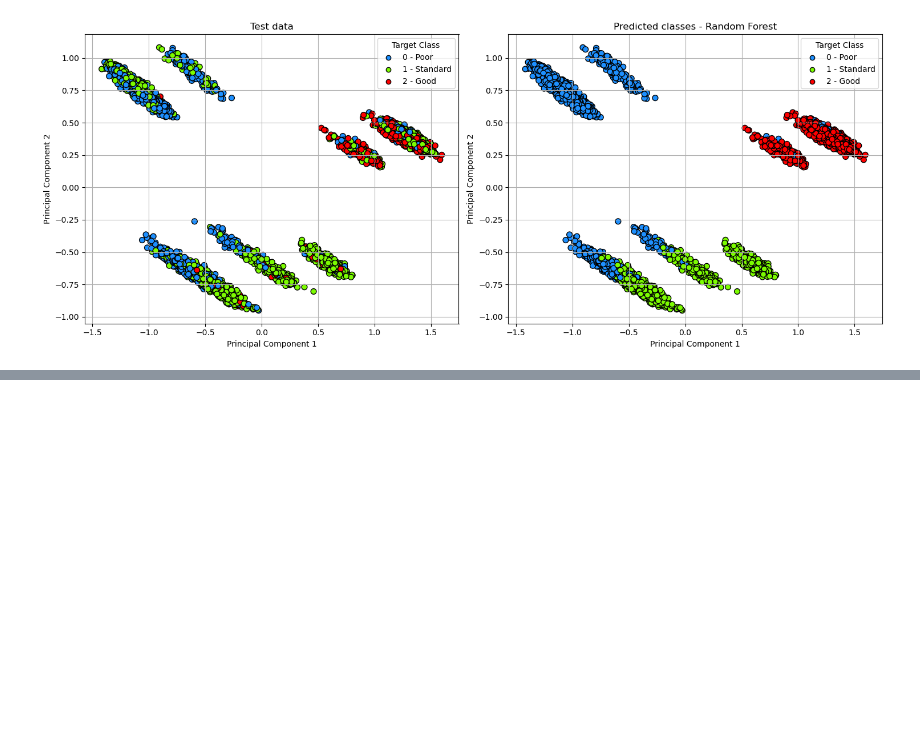
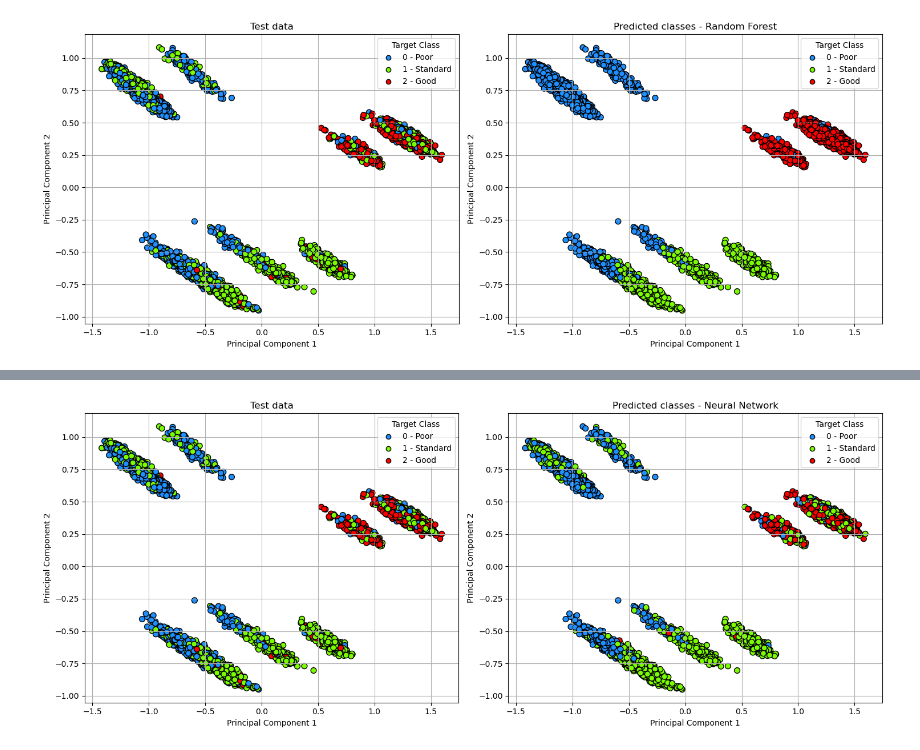
Before and after one commit to Radoslaw-Polak/Credit-Scoring-Modelling, a Jupyter notebook: test_v2.ipynb, the cells around one changed output, grey strips where cells are left out. Drawn from its saved outputs; the diff is of its cells as text; code cells hidden in the pictures; blank space fills up the shorter version.

```diff
--- a/test_v2.ipynb
+++ b/test_v2.ipynb
@@ -849,0 +917,29 @@ pca_visualization(X_test, y_test, y_pred_RF_test, model_name='Random Forest')
+# %%
+start_time = time.time()
+model = NNForClassification(input_size=X_train.shape[1], hidden_size=64, n_classes=3).to(device)
+optimizer = torch.optim.Adam(model.parameters(), lr=0.0005)
+epochs = 5000
+
+X_train_tensor = torch.tensor(X_train, dtype=torch.float32)
+X_test_tensor = torch.tensor(X_test, dtype=torch.float32)
+y_train_tensor = torch.tensor(y_train, dtype=torch.long)
+y_test_tensor = torch.tensor(y_test, dtype=torch.long)
+
+X_train_tensor, X_test_tensor, y_train_tensor, y_test_tensor = (X_train_tensor.to(device),
+                                                                X_test_tensor.to(device),
+                                                                y_train_tensor.to(device),
+                                                                y_test_tensor.to(device))
+
+y_logits_NN_train, y_pred_NN_train, y_logits_NN_test, y_pred_NN_test = nn_train(model=model,
+                                                                                optimizer=optimizer,
+                                                                                X_train=X_train_tensor,
+                                                                                y_train=y_train_tensor,
+                                                                                X_test=X_test_tensor,
+                                                                                y_test=y_test_tensor,
+                                                                                epochs=epochs)
+end_time = time.time()
+print(f"Neural Network training time: {(end_time - start_time):.2f} seconds")
+# probs and prediction values (need to get them to cpu and detach the tensors from computational graph that was used for training with gradients)
+y_probs_NN_train = torch.nn.functional.softmax(y_logits_NN_train, dim=1).cpu().detach().numpy
+y_pred_NN_train = y_pred_NN_train.cpu().detach().numpy()
+y_probs_NN_test = torch.nn.functional.softmax(y_logits_NN_test, dim=1).cpu().detach().numpy()
@@ -850,3 +994,10 @@ pca_visualization(X_test, y_test, y_pred_RF_test, model_name='Random Forest')
+# %%
+pca_visualization(X_true=X_test,
+                  y_true=y_test,
+                  y_pred=y_pred_NN_test.cpu().numpy(),
+                  model_name='Neural Network')
+# %% [output]
+[figure, added]
 # %%
 gloabl_end_time = time.time()
 print(f"Total execution time: {gloabl_end_time - gloabl_start_time:.2f} seconds")
```
Also changed, not shown: parts of 15 cells of this notebook, 1 other file.
